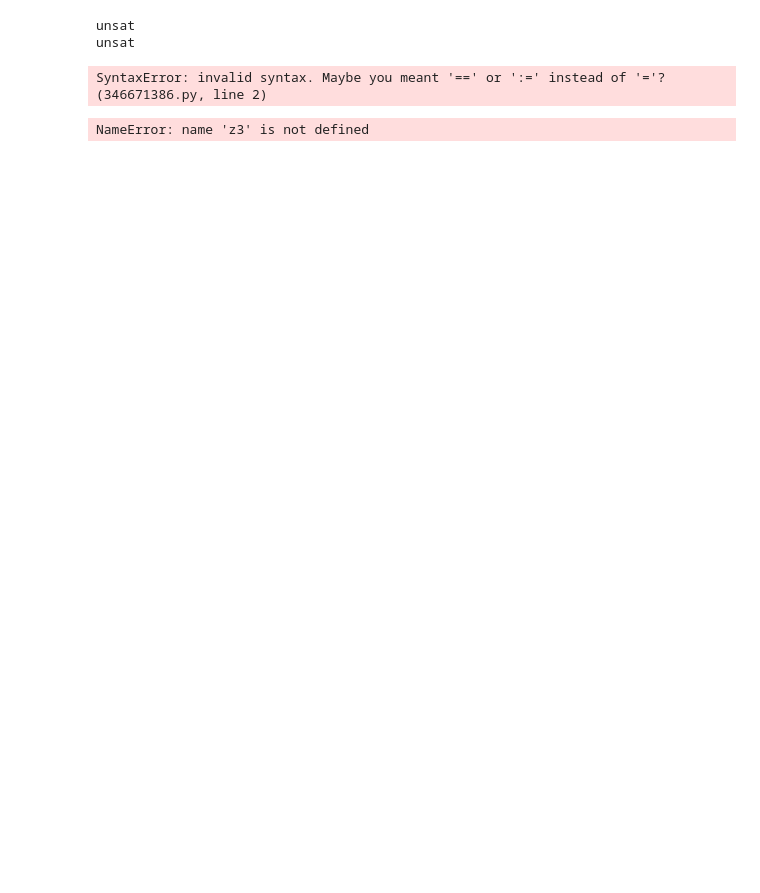
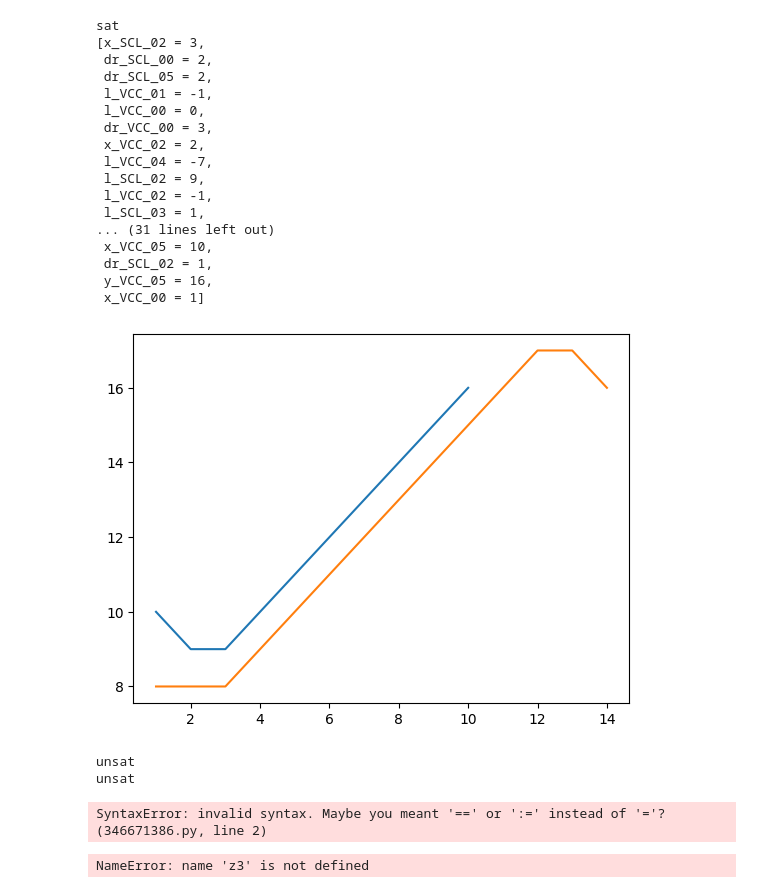
Before and after one commit to TheTesla/z3route, a Jupyter notebook: routehvd.ipynb, the cells around one changed output. Cells and saved outputs as stored; diff of their text form; code cells hidden in the pictures; blank space fills up the shorter version.

```diff
--- a/routehvd.ipynb
+++ b/routehvd.ipynb
@@ -15,9 +15,10 @@ z3.set_param("smt.random_seed", 42)     # Setze einen Seed, um die Zufälligkeit
 
 
 def bend_45(l, dr0, dr1):
-    limits = z3.And(l != 0)
-    model = dr1 == z3.If(l >= 0, dr0 + 1, dr0 - 1)
-    return z3.And(limits, model)
+    #limits = z3.And(l != 0)
+    model = dr1 == z3.If(l >= 0, z3.If(l == 0, dr0, dr0 + 1), dr0 - 1)
+    return model
+    #return z3.And(limits, model)
 
 def segment(x0,y0, x1, y1, dr, l):
     labs = z3.If(l < 0, -l, l)
@@ -120,33 +121,52 @@ traces = [declare_trace("VCC", 6),
 
 segment_constraints = create_all_segment_constraints(traces)
 bend_constraints = create_all_bend_constraints(traces)
 collision_constraints = create_all_collision_constraints(traces)
 
 endpoint_constraints = [constraint_trace_endpoints(traces[0], [1, 10], [10, 16]),
                         constraint_trace_endpoints(traces[1], [1, 8], [14, 16]),
                        # constraint_trace_endpoints(traces[2], [1, 6], [12, 16]),
                        # constraint_trace_endpoints(traces[3], [1, 4], [16, 16]),
                        # constraint_trace_endpoints(traces[4], [1, 2], [18, 16]),
                        ]
 
 coord_limit_constraints = constraint_coord_limit(traces, 0, 0, 22, 25)
 
 s = z3.Solver()
 s.add(*bend_constraints,*segment_constraints,*endpoint_constraints, *collision_constraints, coord_limit_constraints)
 
 print(s.check())
 m = s.model()
 print(m)
 
 traces_plot = [z3extract(m, [segment[d] for segment in trace]) for trace in traces for d in [0,1]]
 
 
 from matplotlib import pyplot as plt
 
 #plt.plot(xapv, yapv, xbpv, ybpv)
 plt.plot(*traces_plot)
 
 plt.show()
+# %% [output]
+sat
+[x_SCL_02 = 3,
+ dr_SCL_00 = 2,
+ dr_SCL_05 = 2,
+ l_VCC_01 = -1,
+ l_VCC_00 = 0,
+ dr_VCC_00 = 3,
+ x_VCC_02 = 2,
+ l_VCC_04 = -7,
+ l_SCL_02 = 9,
+ l_VCC_02 = -1,
+ l_SCL_03 = 1,
+... (31 lines left out)
+ x_VCC_05 = 10,
+ dr_SCL_02 = 1,
+ y_VCC_05 = 16,
+ x_VCC_00 = 1]
+[figure, added]
 # %%
 # tests
 
```
